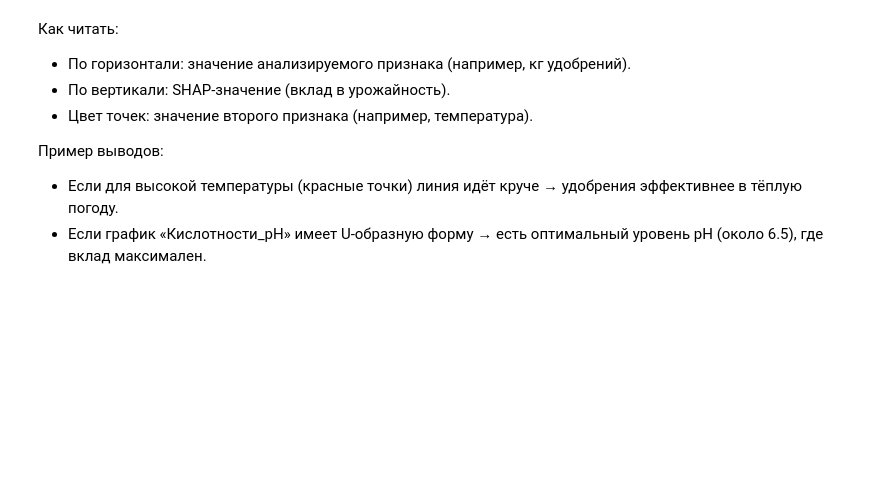
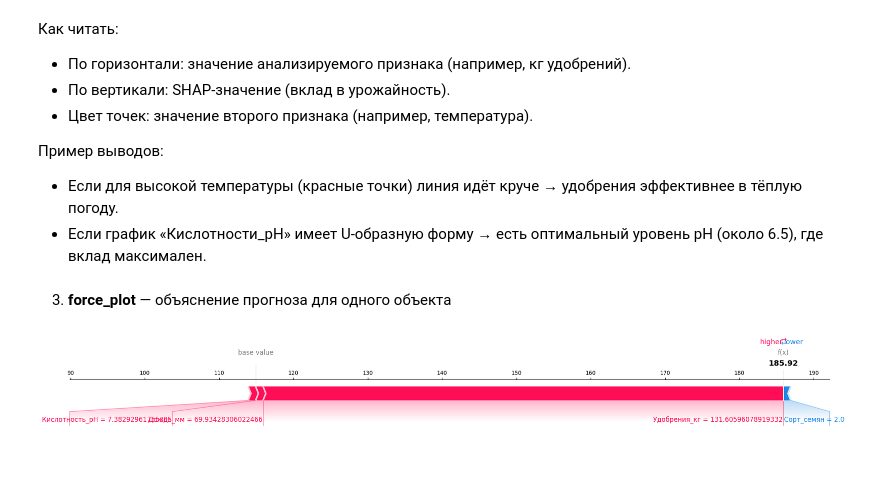
Before and after one commit to Grashch/Kaggle_tasks, a Jupyter notebook: SHAP_Values.ipynb, the cells around one changed output. Drawn from its saved outputs; the diff is of its cells as text; code cells hidden in the pictures; blank space fills up the shorter version.

```diff
--- a/SHAP_Values.ipynb
+++ b/SHAP_Values.ipynb
@@ -41,11 +41,11 @@ model.fit(X, y)
 RandomForestRegressor(n_estimators=50, random_state=42)
 # %%
 # 3. Создаём SHAP‑эксплайнер
-explaner = shap.TreeExplainer(model)
-shap_values = explaner.shap_values(X)
+explainer = shap.TreeExplainer(model)
+shap_values = explainer.shap_values(X)
 # %%
 # Базовый уровень (средний прогноз)
-expected_value = explaner.expected_value.item()
+expected_value = explainer.expected_value.item()
 expected_value
 # %% [output]
 114.91751714313318
@@ -113,3 +113,21 @@ plt.show()
 Пример выводов:
 *   Если для высокой температуры (красные точки) линия идёт круче → удобрения эффективнее в тёплую погоду.
 *   Если график «Кислотности_pH» имеет U‑образную форму → есть оптимальный уровень pH (около 6.5), где вклад максимален.
+# %% [markdown]
+3. **force_plot** — объяснение прогноза для одного объекта
+# %%
+# Выбираем первый объект из тестовой выборки
+data_for_prediction = X.iloc[0:1]
+shap_values_single = explainer.shap_values(data_for_prediction).round(0)
+
+
+shap.force_plot(
+    expected_value,
+    shap_values_single,
+    data_for_prediction,
+    matplotlib=True,
+    figsize=(25, 3)
+)
+plt.show()
+# %% [output]
+[figure, added]
```
Also changed, not shown: parts of 8 cells of this notebook.
